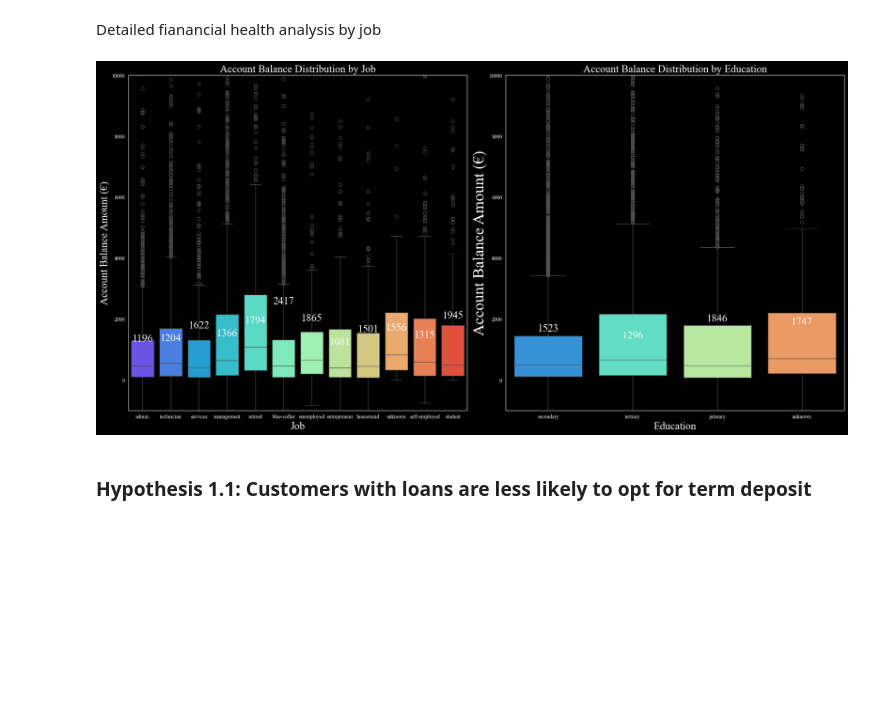
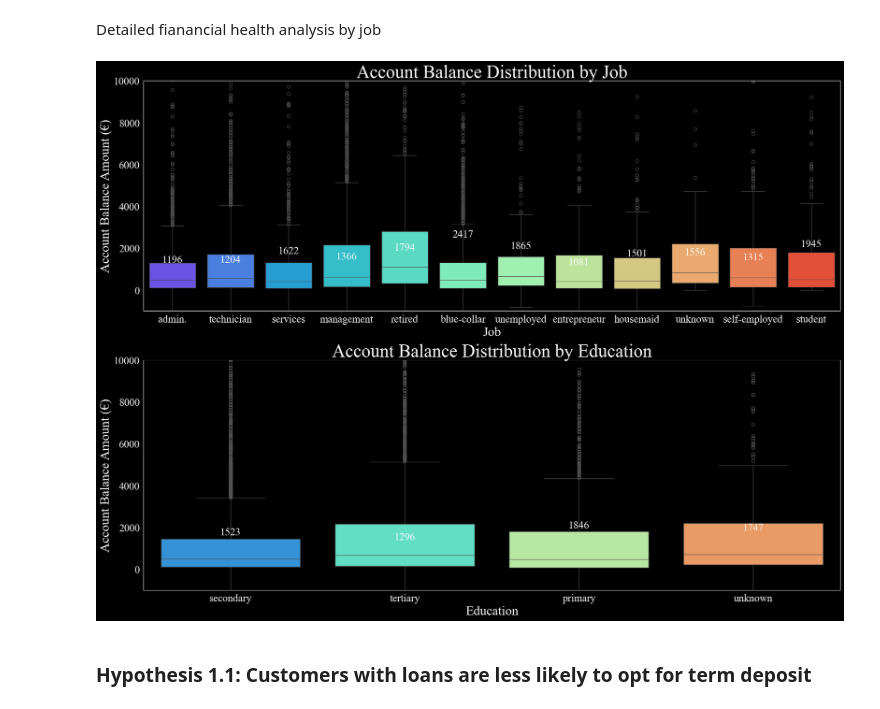
Before and after one commit to datnguyent93/BankMarketing, a Jupyter notebook: main.ipynb, the cells around one changed output. Drawn from its saved outputs; the diff is of its cells as text; code cells hidden in the pictures; blank space fills up the shorter version.

```diff
--- a/main.ipynb
+++ b/main.ipynb
@@ -18,11 +18,11 @@ import warnings
 warnings.filterwarnings('ignore')
 
 # Set default font size for various text elements
-plt.rcParams['axes.titlesize'] = 18  # Title font size
-plt.rcParams['axes.labelsize'] = 14  # Axes label font size
-plt.rcParams['xtick.labelsize'] = 12  # X-axis tick label font size
-plt.rcParams['ytick.labelsize'] = 12  # Y-axis tick label font size
-plt.rcParams['legend.fontsize'] = 12  # Legend font size
+plt.rcParams['axes.titlesize'] = 35  # Title font size
+plt.rcParams['axes.labelsize'] = 25  # Axes label font size
+plt.rcParams['xtick.labelsize'] = 20  # X-axis tick label font size
+plt.rcParams['ytick.labelsize'] = 20  # Y-axis tick label font size
+plt.rcParams['legend.fontsize'] = 20  # Legend font size
 
 # Set font family and color configurations
 plt.rcParams['font.family']= 'Times New Roman'
@@ -92,12 +92,12 @@ ax1 = sns.violinplot(x='marital', y='age', data=df, palette='rainbow', split=Tru
 highlight = df[(df['age'] >= 25) & (df['age'] <= 45)]
 highlight_count = highlight['marital'].value_counts()
 ax1 = sns.violinplot(x='marital', y='age', data=highlight, palette='Set2', split=True, ax=ax1)
-ax1.set_title('Age Distribution by Marital Status', fontsize=20)
-ax1.set_xlabel('Marital Status', fontsize=20)
+ax1.set_title('Age Distribution by Marital Status', fontsize=30)
+ax1.set_xlabel('Marital Status', fontsize=30)
 ax1.set_ylim(15, 100)
 for i, marital_status in enumerate(df['marital'].unique()):
     ax1.text(i, 45, s=f'{highlight_count[marital_status]}', ha='center', va='bottom', fontsize=26, color='white')
-
+ax1.legend()
 # Plot 2: Balance distribution by age
 ax2 = sns.scatterplot(x='balance', y='age', data=df, hue='marital', palette='rainbow', ax=ax2)
 average_balances = df.groupby('marital')['balance'].mean().sort_values(ascending=False)
@@ -107,10 +107,10 @@ average_balances = df.groupby('marital')['balance'].mean().sort_values(ascending
     #          horizontalalignment='right', verticalalignment='center',
     #          fontsize=15, color=sns.color_palette("Set2")[i])
 
-ax2.set_title('Balance Distribution by Age', fontsize=56)
-ax2.set_xlabel('Age', fontsize=32)
+ax2.set_title('Balance Distribution by Age', fontsize=30)
+ax2.set_xlabel('Age', fontsize=30)
 ax2.set_ylim(15, 100)
-ax2.set_ylabel('Account Balance Amount (€)', fontsize=42)
+ax2.set_ylabel('Account Balance Amount (€)', fontsize=30)
 
 
 plt.show()
@@ -129,31 +130,30 @@ Detailed fianancial health analysis by job
 # %%
 job_mean_balance = df.groupby('job')['balance'].mean().reset_index()
 
-fig, [ax1, ax2] = plt.subplots(1, 2, figsize=(20, 10))
+fig, [ax1, ax2] = plt.subplots(2, 1, figsize=(20, 15))
 # Plot 1: Balance distribution by job
 ax1 = sns.boxplot(x='job', y='balance', data=df, palette='rainbow', ax=ax1)
 for i, (job, mean_balance) in enumerate(job_mean_balance.values.tolist()):
-    ax1.text(i, mean_balance, f'{mean_balance:.0f}', ha='center', va='bottom', fontsize=20, color='white')
-
-ax1.set_title('Account Balance Distribution by Job', fontsize=20)
-ax1.set_xlabel('Job', fontsize=20)
+    ax1.text(i, mean_balance, f'{mean_balance:.0f}', ha='center', fontsize=20, va='bottom',color='white')
+ax1.set_title('Account Balance Distribution by Job')
+ax1.set_xlabel('Job')
 ax1.set_ylim(-1000, 10000)
-ax1.set_ylabel('Account Balance Amount (€)', fontsize=20)
+ax1.set_ylabel('Account Balance Amount (€)')
 
 # Plot 2: Balance distribution by education
 education_mean_balance = df.groupby('education')['balance'].mean().reset_index()
 
 ax2 = sns.boxplot(x='education', y='balance', data=df, palette='rainbow', ax=ax2)
 for i, (education, mean_balance) in enumerate(education_mean_balance.values.tolist()):
-    ax2.text(i, mean_balance, f'{mean_balance:.0f}', ha='center', va='bottom', fontsize=20, color='white')
-ax2.set_title('Account Balance Distribution by Education', fontsize=20)
-ax2.set_xlabel('Education', fontsize=20)
+    ax2.text(i, mean_balance, f'{mean_balance:.0f}', ha='center',fontsize=20, va='bottom', color='white')
+ax2.set_title('Account Balance Distribution by Education')
+ax2.set_xlabel('Education')
 ax2.set_ylim(-1000, 10000)
-ax2.set_ylabel('Account Balance Amount (€)', fontsize=30)
+ax2.set_ylabel('Account Balance Amount (€)')
 plt.tight_layout()
 plt.show()
 # %% [output]
-[figure, old version]
+[figure, new version]
 # %% [markdown]
 ### Hypothesis 1.1: Customers with loans are less likely to opt for term deposit
 # %%
```
Also changed, not shown: parts of 11 cells of this notebook.
